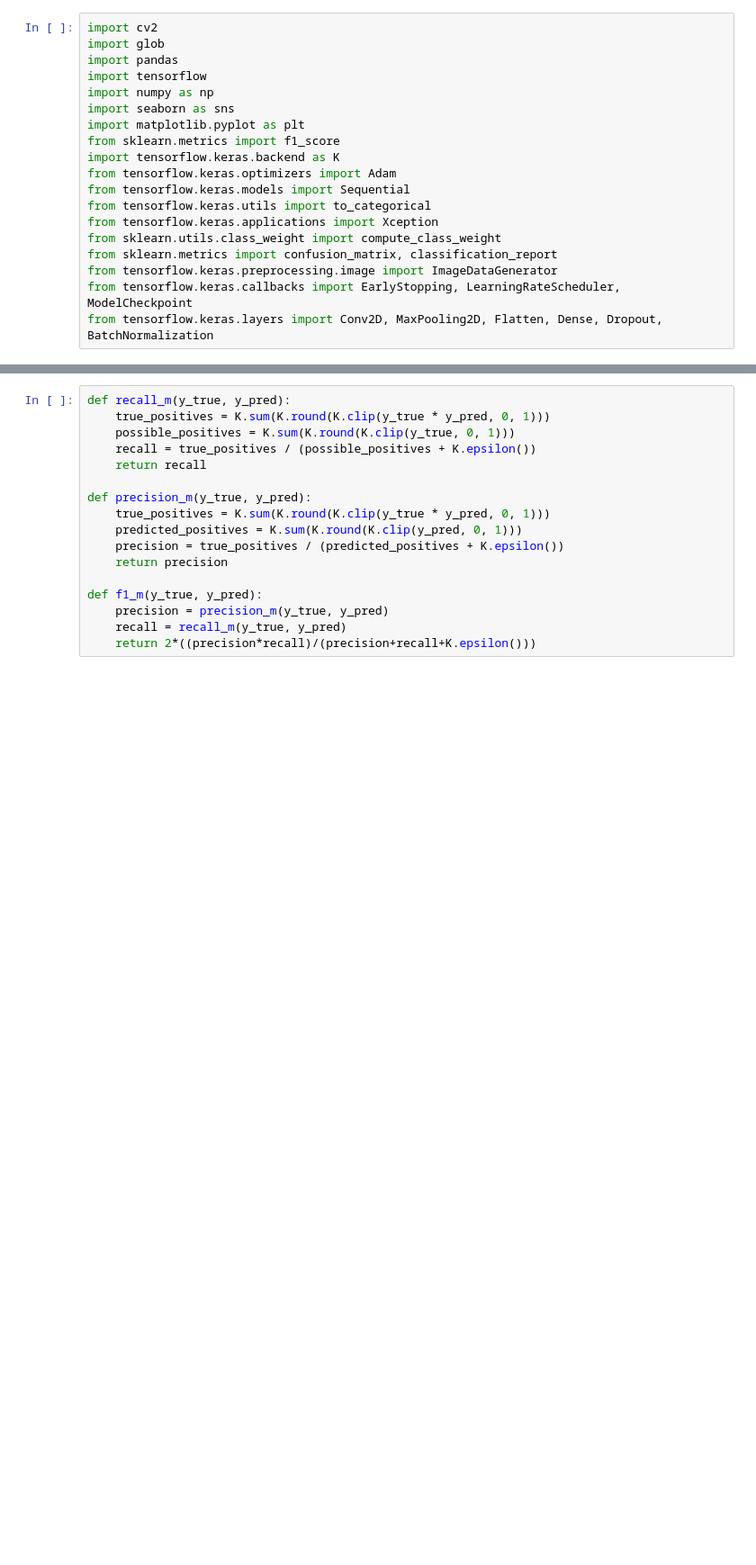
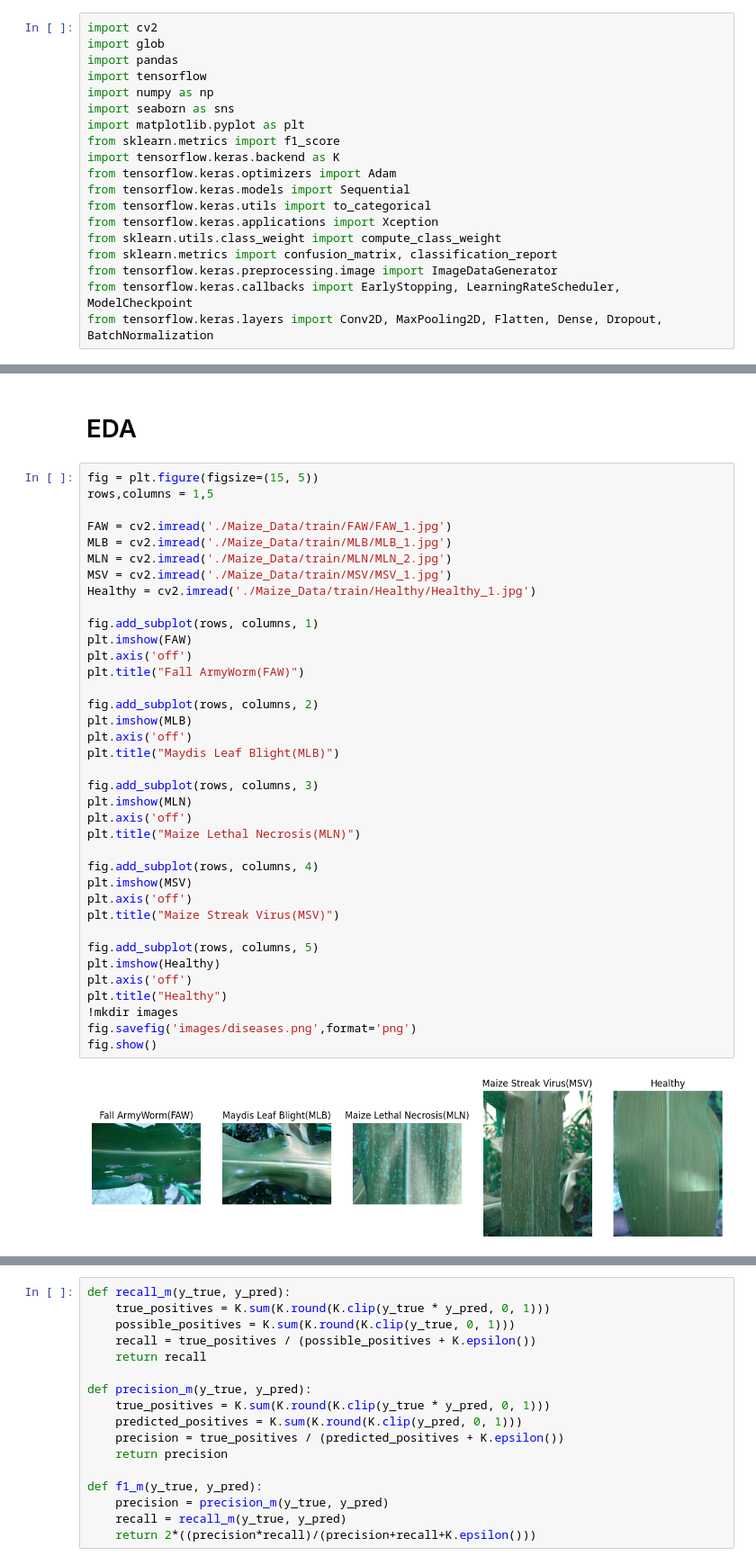
Before and after one commit to shawal-mbalire/18446744073709551616, a Jupyter notebook: Xception.ipynb, the cells around one changed output, grey strips where cells are left out. Shown at 90% size. Saved outputs shown, nothing was run; the diff lists cells and outputs as text; blank space fills up the shorter version.

```diff
--- a/Xception.ipynb
+++ b/Xception.ipynb
@@ -36,0 +108,41 @@ from tensorflow.keras.layers import Conv2D, MaxPooling2D, Flatten, Dense, Dropou
+# %% [markdown]
+# EDA
+# %%
+fig = plt.figure(figsize=(15, 5))
+rows,columns = 1,5
+
+FAW = cv2.imread('./Maize_Data/train/FAW/FAW_1.jpg')
+MLB = cv2.imread('./Maize_Data/train/MLB/MLB_1.jpg')
+MLN = cv2.imread('./Maize_Data/train/MLN/MLN_2.jpg')
+MSV = cv2.imread('./Maize_Data/train/MSV/MSV_1.jpg')
+Healthy = cv2.imread('./Maize_Data/train/Healthy/Healthy_1.jpg')
+
+fig.add_subplot(rows, columns, 1)
+plt.imshow(FAW)
+plt.axis('off')
+plt.title("Fall ArmyWorm(FAW)")
+
+fig.add_subplot(rows, columns, 2)
+plt.imshow(MLB)
+plt.axis('off')
+plt.title("Maydis Leaf Blight(MLB)")
+
+fig.add_subplot(rows, columns, 3)
+plt.imshow(MLN)
+plt.axis('off')
+plt.title("Maize Lethal Necrosis(MLN)")
+
+fig.add_subplot(rows, columns, 4)
+plt.imshow(MSV)
+plt.axis('off')
+plt.title("Maize Streak Virus(MSV)")
+
+fig.add_subplot(rows, columns, 5)
+plt.imshow(Healthy)
+plt.axis('off')
+plt.title("Healthy")
+!mkdir images
+fig.savefig('images/diseases.png',format='png')
+fig.show()
+# %% [output]
+[figure, added]
```
Also changed, not shown: parts of 29 cells of this notebook.
